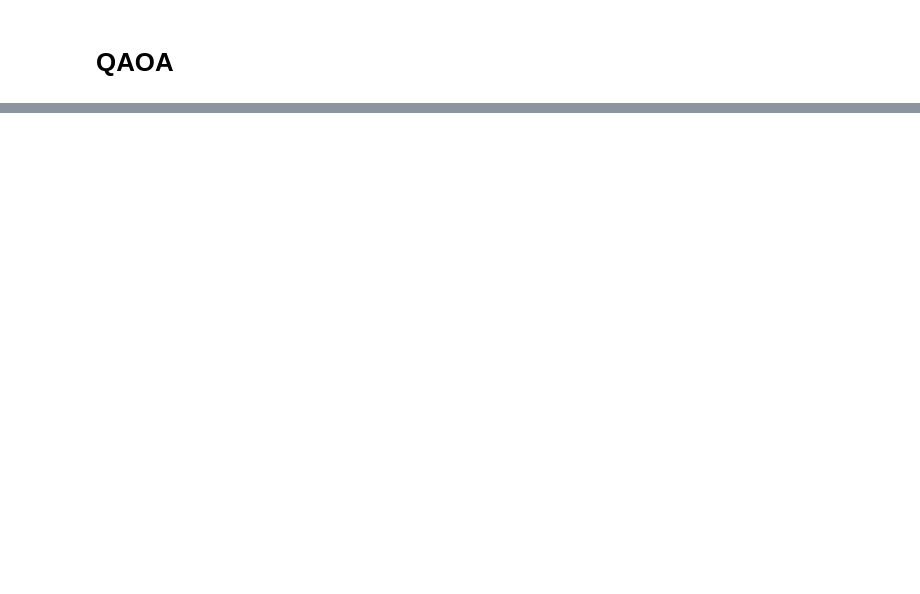
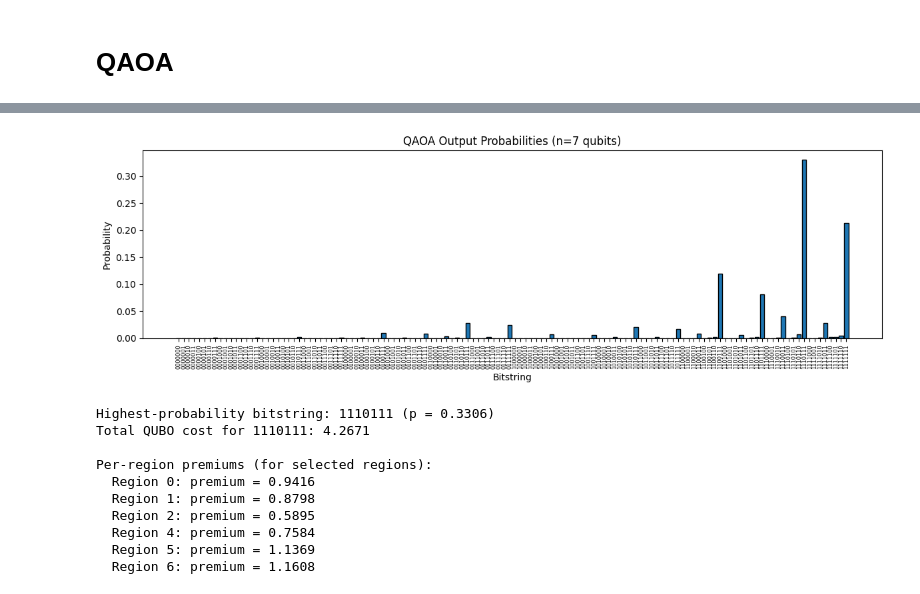
Before and after one commit to Sabarikirishwaran/DelphiQ, a Jupyter notebook: qic-wbc.ipynb, the cells around one changed output, grey strips where cells are left out. Drawn from its saved outputs; the diff is of its cells as text; code cells hidden in the pictures; blank space fills up the shorter version.

```diff
--- a/qic-wbc.ipynb
+++ b/qic-wbc.ipynb
@@ -681,0 +1163,64 @@ def run_demo():
+# %%
+dev_prob = qml.device("default.qubit", wires=n_qubits, shots=None)
+
+@qml.qnode(dev_prob)
+def prob_circuit(params):
+    gammas = params[:p]
+    betas = params[p : 2 * p]
+
+    for i in range(n_qubits):
+        qml.Hadamard(wires=i)
+
+    for layer in range(p):
+        qml.ApproxTimeEvolution(H_cost, gammas[layer], 1)
+        qml.ApproxTimeEvolution(H_mixer, betas[layer], 1)
+
+    return qml.probs(wires=range(n_qubits))
+
+# Compute probabilities at optimized params
+probs = prob_circuit(params)  # length = 2^n_qubits
+labels = [format(i, f"0{n_qubits}b") for i in range(2**n_qubits)]
+
+# Plot the full distribution
+plt.figure(figsize=(12, 4))
+plt.bar(range(len(labels)), probs, edgecolor="k")
+plt.xticks(range(len(labels)), labels, rotation="vertical", fontsize=6)
+plt.xlabel("Bitstring")
+plt.ylabel("Probability")
+plt.title("QAOA Output Probabilities (n=7 qubits)")
+plt.tight_layout()
+plt.show()
+
+# Identify highest‐probability bitstring
+max_index = int(np.argmax(probs))
+best_bitstring = labels[max_index]
+best_prob = probs[max_index]
+print(f"Highest‐probability bitstring: {best_bitstring} (p = {best_prob:.4f})")
+
+# ──────────────────────────────────────────────────────────────────────────────
+# 6. Compute total QUBO cost H_C(x) = x^T Q x for that bitstring
+# ──────────────────────────────────────────────────────────────────────────────
+x_opt = np.array([int(bit) for bit in best_bitstring])
+cost_value = x_opt @ Q @ x_opt
+print(f"Total QUBO cost for {best_bitstring}: {cost_value:.4f}")
+
+# ──────────────────────────────────────────────────────────────────────────────
+# 7. Compute per‐region premium_i = alpha * risk_i + beta * sum_j corr_ij * x_j
+# ──────────────────────────────────────────────────────────────────────────────
+premium_i = alpha * risks + beta * (corr_matrix @ x_opt)
+print("\nPer‐region premiums (for selected regions):")
+for i in range(n_qubits):
+    if x_opt[i] == 1:
+        print(f"  Region {i}: premium = {premium_i[i]:.4f}")
+# %% [output]
+[figure, added]
+Highest‐probability bitstring: 1110111 (p = 0.3306)
+Total QUBO cost for 1110111: 4.2671
+
+Per‐region premiums (for selected regions):
+  Region 0: premium = 0.9416
+  Region 1: premium = 0.8798
+  Region 2: premium = 0.5895
+  Region 4: premium = 0.7584
+  Region 5: premium = 1.1369
+  Region 6: premium = 1.1608
```
Also changed, not shown: parts of 22 cells of this notebook.
